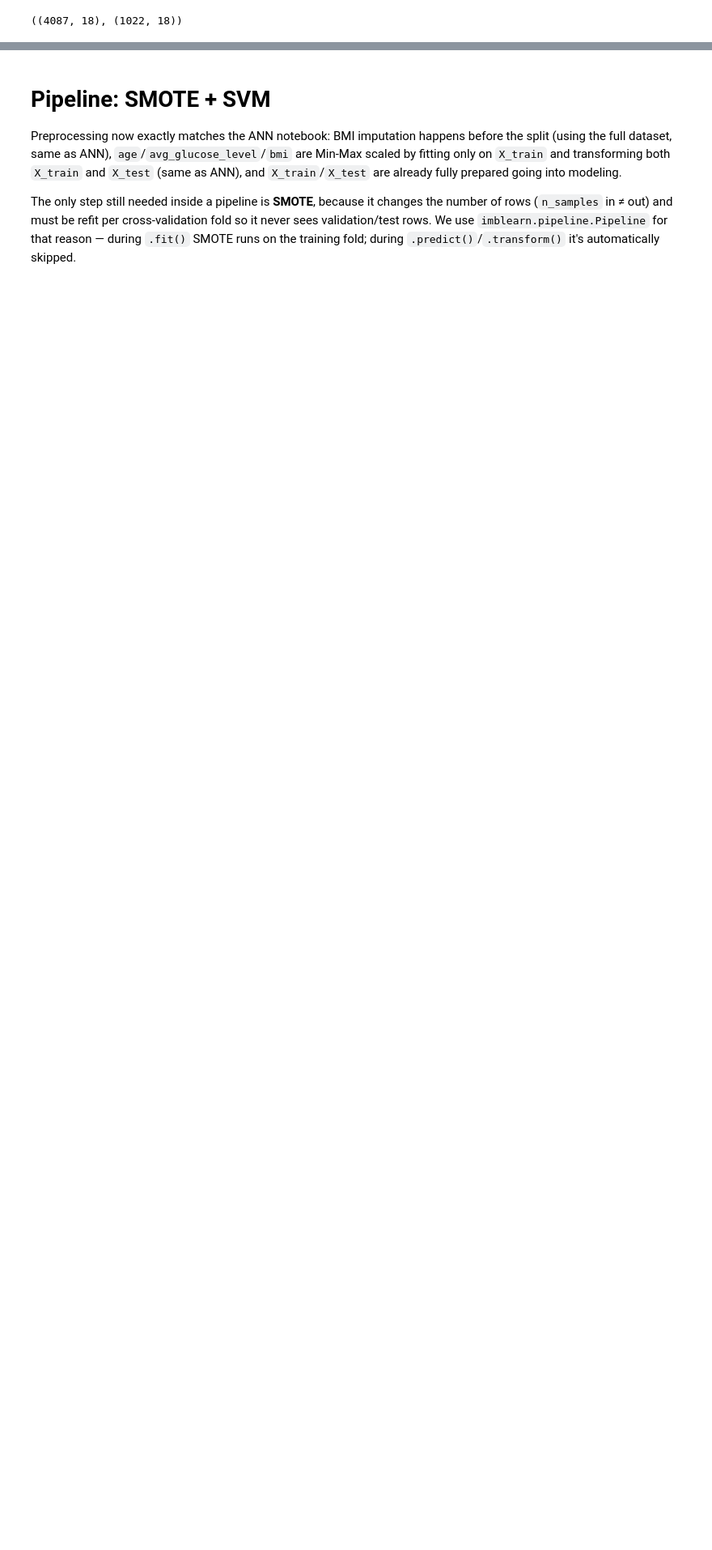
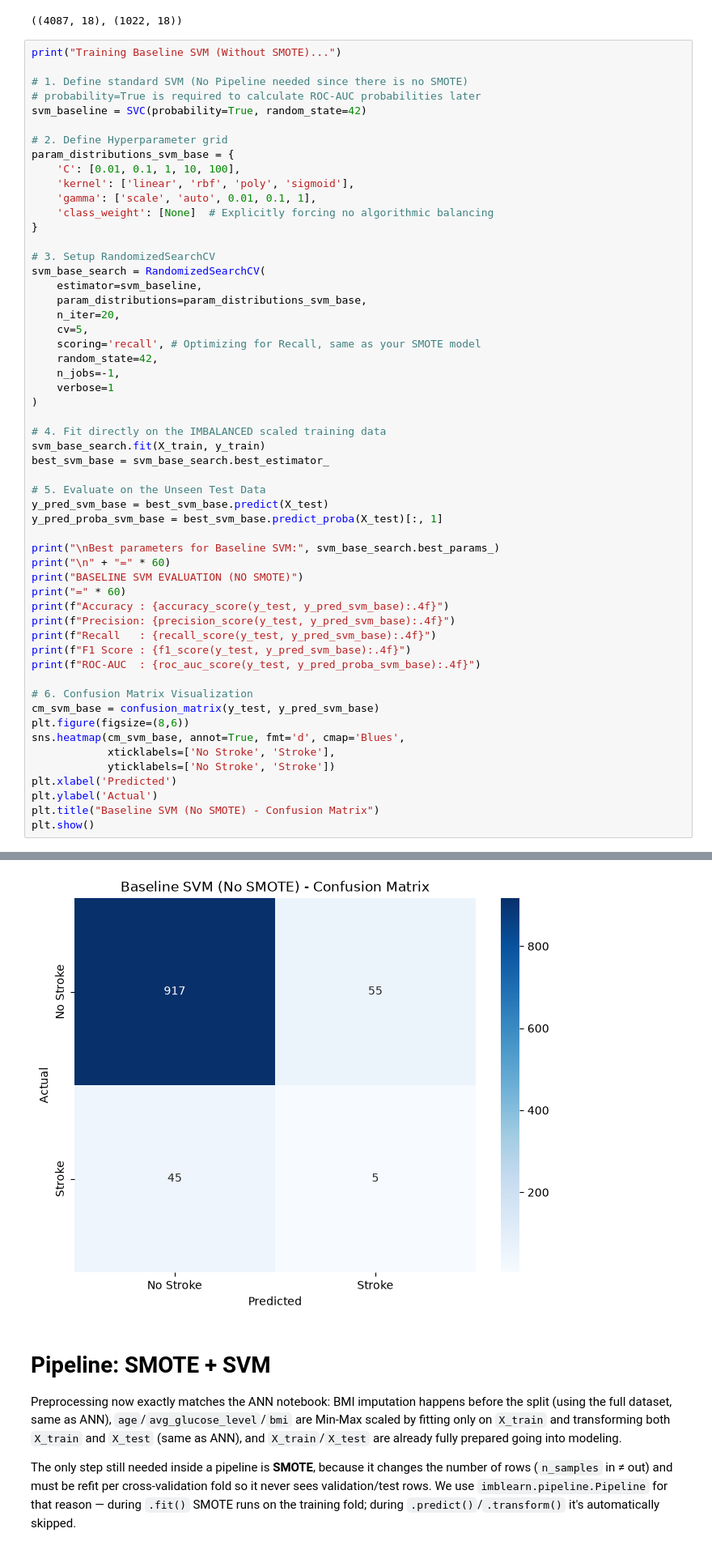
Before and after one commit to bn1ce/stroke_prediction, a Jupyter notebook: SVM.ipynb, the cells around one changed output, grey strips where cells are left out. Shown at 81% size. Saved outputs shown, nothing was run; the diff lists cells and outputs as text; blank space fills up the shorter version.

```diff
--- a/SVM.ipynb
+++ b/SVM.ipynb
@@ -439,3 +439,59 @@ X_test[columns_to_scale] = scaler.transform(X_test[columns_to_scale])
 X_train.shape, X_test.shape
 # %% [output]
 ((4087, 18), (1022, 18))
+# %%
+print("Training Baseline SVM (Without SMOTE)...")
+
+# 1. Define standard SVM (No Pipeline needed since there is no SMOTE)
+# probability=True is required to calculate ROC-AUC probabilities later
+svm_baseline = SVC(probability=True, random_state=42)
+
+# 2. Define Hyperparameter grid
+param_distributions_svm_base = {
+    'C': [0.01, 0.1, 1, 10, 100],
+    'kernel': ['linear', 'rbf', 'poly', 'sigmoid'],
+    'gamma': ['scale', 'auto', 0.01, 0.1, 1],
+    'class_weight': [None]  # Explicitly forcing no algorithmic balancing
+}
+
+# 3. Setup RandomizedSearchCV
+svm_base_search = RandomizedSearchCV(
+    estimator=svm_baseline,
+    param_distributions=param_distributions_svm_base,
+    n_iter=20,
+    cv=5,
+    scoring='recall', # Optimizing for Recall, same as your SMOTE model
+    random_state=42,
+    n_jobs=-1,
+    verbose=1
+)
+
+# 4. Fit directly on the IMBALANCED scaled training data
+svm_base_search.fit(X_train, y_train)
+best_svm_base = svm_base_search.best_estimator_
+
+# 5. Evaluate on the Unseen Test Data
+y_pred_svm_base = best_svm_base.predict(X_test)
+y_pred_proba_svm_base = best_svm_base.predict_proba(X_test)[:, 1]
+
+print("\nBest parameters for Baseline SVM:", svm_base_search.best_params_)
+print("\n" + "=" * 60)
+print("BASELINE SVM EVALUATION (NO SMOTE)")
+print("=" * 60)
+print(f"Accuracy : {accuracy_score(y_test, y_pred_svm_base):.4f}")
+print(f"Precision: {precision_score(y_test, y_pred_svm_base):.4f}")
+print(f"Recall   : {recall_score(y_test, y_pred_svm_base):.4f}")
+print(f"F1 Score : {f1_score(y_test, y_pred_svm_base):.4f}")
+print(f"ROC-AUC  : {roc_auc_score(y_test, y_pred_proba_svm_base):.4f}")
+
+# 6. Confusion Matrix Visualization
+cm_svm_base = confusion_matrix(y_test, y_pred_svm_base)
+plt.figure(figsize=(8,6))
+sns.heatmap(cm_svm_base, annot=True, fmt='d', cmap='Blues',
+            xticklabels=['No Stroke', 'Stroke'],
+            yticklabels=['No Stroke', 'Stroke'])
+plt.xlabel('Predicted')
+plt.ylabel('Actual')
+plt.title("Baseline SVM (No SMOTE) - Confusion Matrix")
+plt.show()
+# %% [output]
@@ -442,3 +510,4 @@ X_train.shape, X_test.shape
+[figure, added]
 # %% [markdown]
 # Pipeline: SMOTE + SVM
 
```
Also changed, not shown: parts of 3 cells of this notebook, 3 other files.
